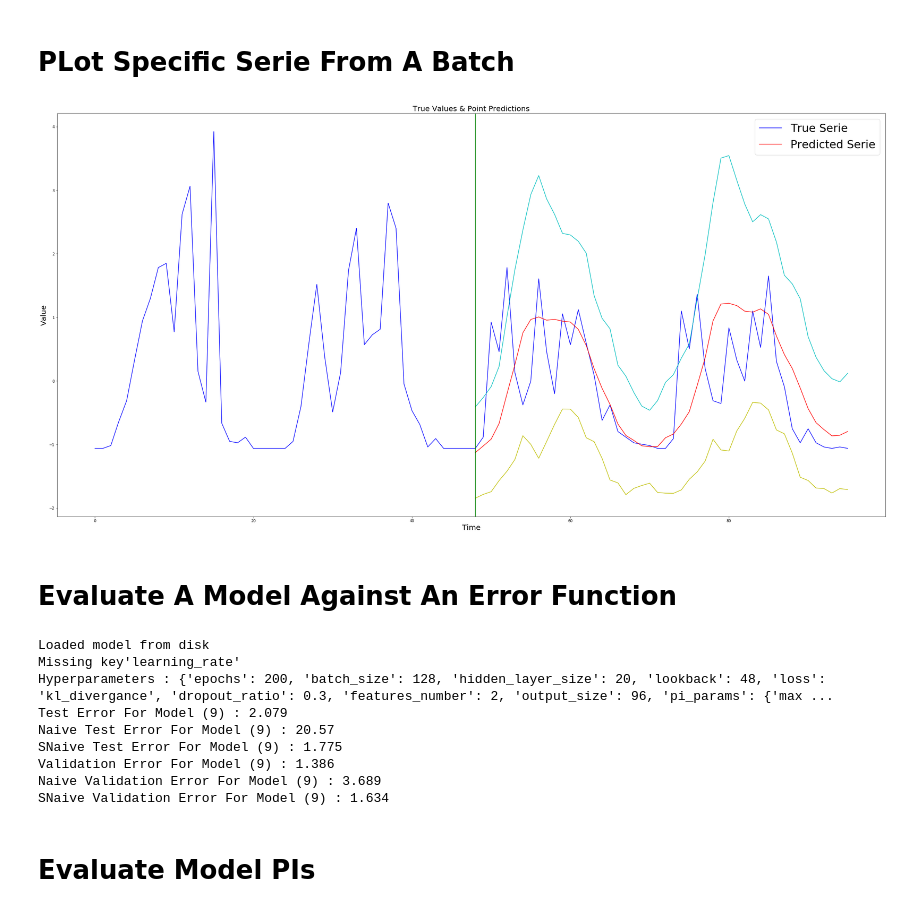
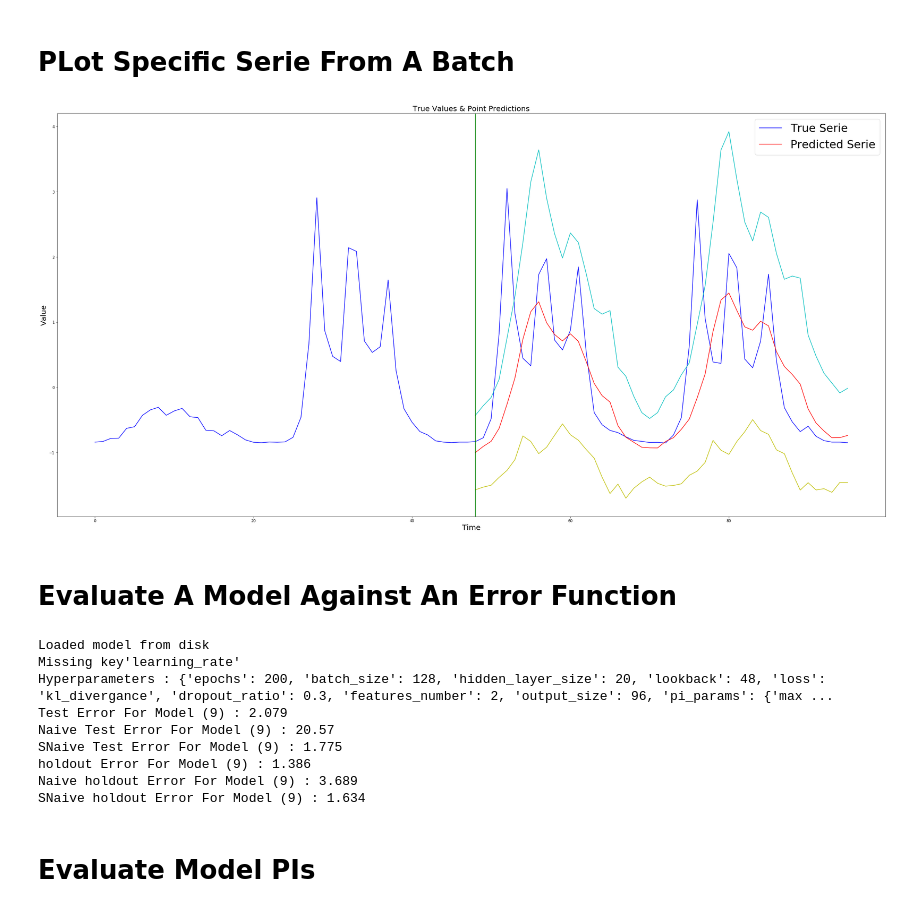
Before and after one commit to yamen23ali/m4-lstm, a Jupyter notebook: notebooks/Training and Evaluation ( KL Divergance).ipynb, the cells around one changed output. Saved outputs shown, nothing was run; the diff lists cells and outputs as text; code cells hidden in the pictures.

```diff
--- a/notebooks/Training and Evaluation ( KL Divergance).ipynb
+++ b/notebooks/Training and Evaluation ( KL Divergance).ipynb
@@ -43,15 +43,15 @@ y_augmentations = [stdAugmentation]
 data_loader = M4DataLoader("../Dataset/Train/Hourly-train.csv", "../Dataset/Test/Hourly-test.csv",
                            x_augmentations,
                            y_augmentations,
-                           LOOKBACK, HORIZON,  validation_ratio=0.05)
+                           LOOKBACK, HORIZON,  holdout_ratio=0.05)
 
 train_x, train_y = data_loader.get_training_data()
 test_x, test_y = data_loader.get_test_data()
-validate_x, validate_y = data_loader.get_validation_data()
+validate_x, validate_y = data_loader.get_holdout_data()
 
 training_data_generator = M4Generator(train_x, train_y, BATCH_SIZE, FEATURES_NUMBER)
 test_data_generator = M4Generator(test_x, test_y, BATCH_SIZE, FEATURES_NUMBER)
-validation_data_generator = M4Generator(validate_x, validate_y, BATCH_SIZE, FEATURES_NUMBER)
+holdout_data_generator = M4Generator(validate_x, validate_y, BATCH_SIZE, FEATURES_NUMBER)
 # %% [markdown]
 # Train The Model
 # %%
@@ -105,21 +102,21 @@ Worst Predection Error is   149.9236
 # %% [markdown]
 # PLot Specific Serie From A Batch
 # %%
-IDX = 130
+IDX = 139
 X = test_x
 Y = test_y
 predictedY = model.predict(X)
 
 lower_bound = predictedY[:,:48] - 2*tf.abs(predictedY[:,-48:])
 upper_bound = predictedY[:,:48] + 2*tf.abs(predictedY[:,-48:])
 
 if FEATURES_NUMBER == 1:
     X = X[:,:, np.newaxis]
 
 #============ Predict Test
 plot_serie_with_bounds(X[:,:,0], Y[:,:HORIZON], predictedY[:,:HORIZON], lower_bound, upper_bound, serie_indx=IDX)
 # %% [output]
-[figure, old version]
+[figure, new version]
 # %% [markdown]
 # Evaluate A Model Against An Error Function
 # %%
@@ -136,9 +133,9 @@ print(f'Naive Test Error For Model ({MODEL_NUMBER}) : {evaluation_results["naive
 
 print(f'SNaive Test Error For Model ({MODEL_NUMBER}) : {evaluation_results["snaive_test_error"]}')
 
-print(f'Validation Error For Model ({MODEL_NUMBER}) : {evaluation_results["validation_error"]}')
-print(f'Naive Validation Error For Model ({MODEL_NUMBER}) : {evaluation_results["naive_validation_error"]}')
-print(f'SNaive Validation Error For Model ({MODEL_NUMBER}) : {evaluation_results["snaive_validation_error"]}')
+print(f'holdout Error For Model ({MODEL_NUMBER}) : {evaluation_results["holdout_error"]}')
+print(f'Naive holdout Error For Model ({MODEL_NUMBER}) : {evaluation_results["naive_holdout_error"]}')
+print(f'SNaive holdout Error For Model ({MODEL_NUMBER}) : {evaluation_results["snaive_holdout_error"]}')
 # %% [output]
 Loaded model from disk
 Missing key'learning_rate'
@@ -146,9 +143,9 @@ Hyperparameters : {'epochs': 200, 'batch_size': 128, 'hidden_layer_size': 20, 'l
 Test Error For Model (9) : 2.079
 Naive Test Error For Model (9) : 20.57
 SNaive Test Error For Model (9) : 1.775
-Validation Error For Model (9) : 1.386
-Naive Validation Error For Model (9) : 3.689
-SNaive Validation Error For Model (9) : 1.634
+holdout Error For Model (9) : 1.386
+Naive holdout Error For Model (9) : 3.689
+SNaive holdout Error For Model (9) : 1.634
 # %% [markdown]
 # Evaluate Model PIs
 # %%
```
Also changed, not shown: parts of 2 cells of this notebook, 13 other files.
